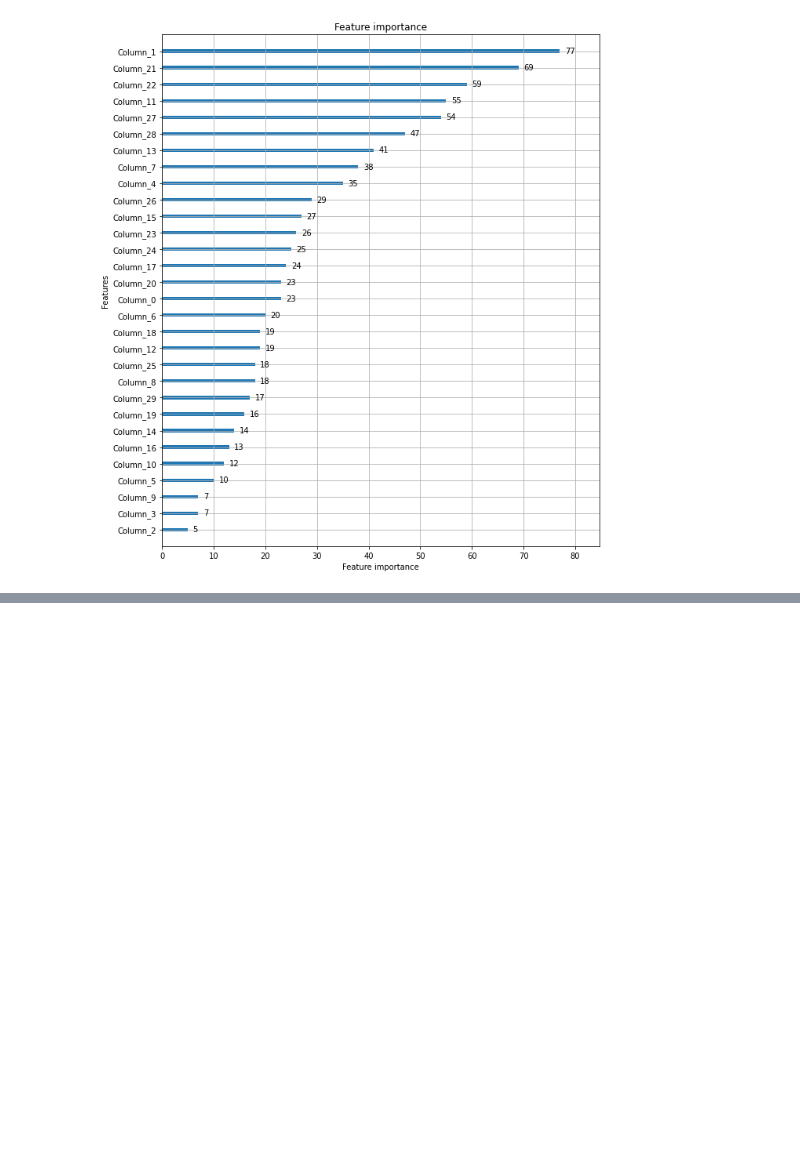
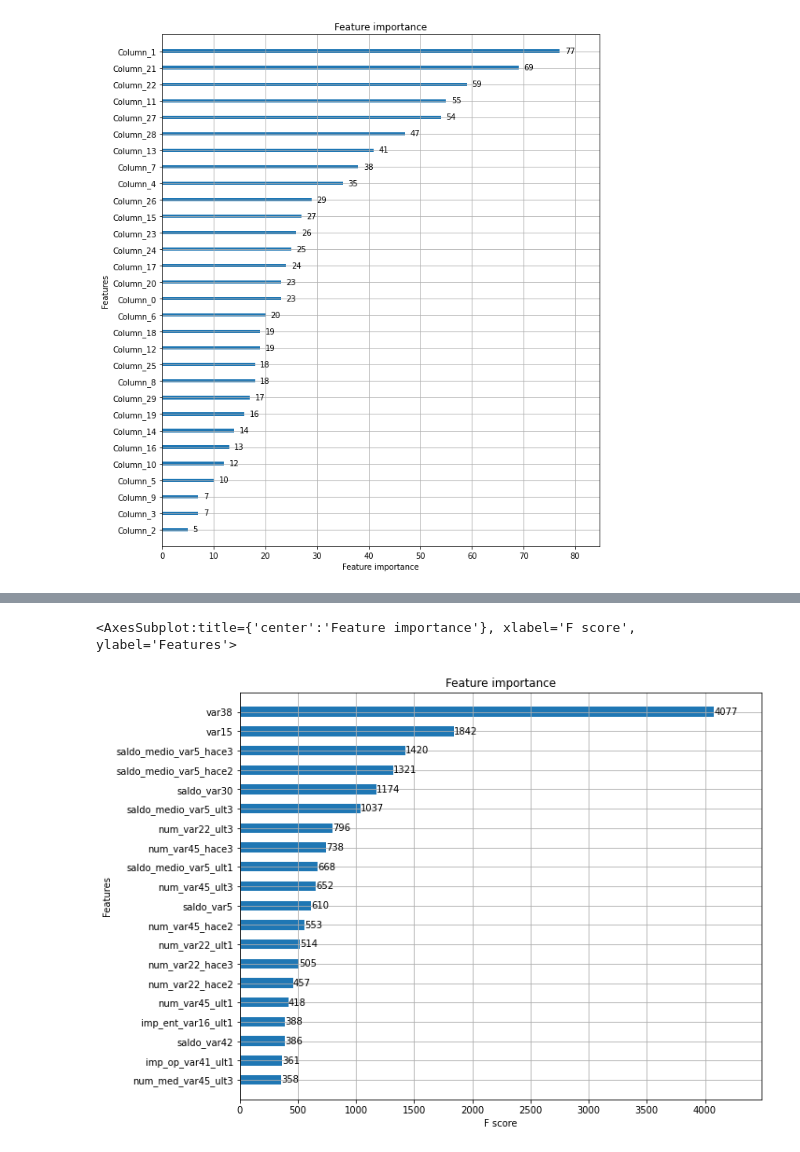
Before and after one commit to jeonprize/Machine_Learning, a Jupyter notebook: 4. 분류.ipynb, the cells around one changed output, grey strips where cells are left out. Saved outputs shown, nothing was run; the diff lists cells and outputs as text; code cells hidden in the pictures; blank space fills up the shorter version.

```diff
--- a/4. 분류.ipynb
+++ b/4. 분류.ipynb
@@ -684,0 +749,4 @@ plot_importance(lgbm_wrapper, ax=ax)
+# %%
+X_features = cust_df.iloc[:,:-1]
+y_labels = cust_df.iloc[:,-1]
+print('피처 데이터 shape :{0}'.format(X_features.shape))
@@ -684,0 +782,6 @@ plot_importance(lgbm_wrapper, ax=ax)
+# %%
+xgb_clf = XGBClassifier(n_estimators=500,random_state=156)
+xgb_clf.fit(X_train, y_train, early_stopping_rounds=100,
+            eval_metric='auc',eval_set=[(X_train,y_train),(X_test, y_test)])
+xgb_roc_score = roc_auc_score(y_test,xgb_clf.predict_proba(X_test)[:,1],average='macro')
+print('ROC AUC:{0:.4f}'.format(xgb_roc_score))
@@ -684,0 +806,15 @@ plot_importance(lgbm_wrapper, ax=ax)
+# %%
+from sklearn.model_selection import GridSearchCV
+
+xgb_clf = XGBClassifier(n_estimators=100)
+
+params = {'max_depth':[5, 7] , 'min_child_weight':[1,3] ,'colsample_bytree':[0.5, 0.75] }
+
+gridcv = GridSearchCV(xgb_clf, param_grid=params)
+gridcv.fit(X_train, y_train, early_stopping_rounds=30, eval_metric="auc",
+           eval_set=[(X_train, y_train), (X_test, y_test)])
+
+print('GridSearchCV 최적 파라미터:',gridcv.best_params_)
+
+xgb_roc_score = roc_auc_score(y_test, gridcv.predict_proba(X_test)[:,1], average='macro')
+print('ROC AUC: {0:.4f}'.format(xgb_roc_score))
@@ -684,0 +839,9 @@ plot_importance(lgbm_wrapper, ax=ax)
+# %%
+xgb_clf = XGBClassifier(n_estimators=1000, random_state=156, learning_rate=0.02, max_depth=7,\
+                        min_child_weight=1, colsample_bytree=0.75, reg_alpha=0.03)
+
+xgb_clf.fit(X_train, y_train, early_stopping_rounds=200,
+            eval_metric="auc",eval_set=[(X_train, y_train), (X_test, y_test)])
+
+xgb_roc_score = roc_auc_score(y_test, xgb_clf.predict_proba(X_test)[:,1],average='macro')
+print('ROC AUC: {0:.4f}'.format(xgb_roc_score))
@@ -684,0 +866,10 @@ plot_importance(lgbm_wrapper, ax=ax)
+# %%
+from xgboost import plot_importance
+import matplotlib.pyplot as plt
+%matplotlib inline
+
+fig, ax = plt.subplots(1,1,figsize=(10,8))
+plot_importance(xgb_clf,ax=ax,max_num_features=20,height=0.5)
+# %% [output]
+<AxesSubplot:title={'center':'Feature importance'}, xlabel='F score', ylabel='Features'>
+[figure, added]
```
Also changed, not shown: parts of 21 cells of this notebook.
